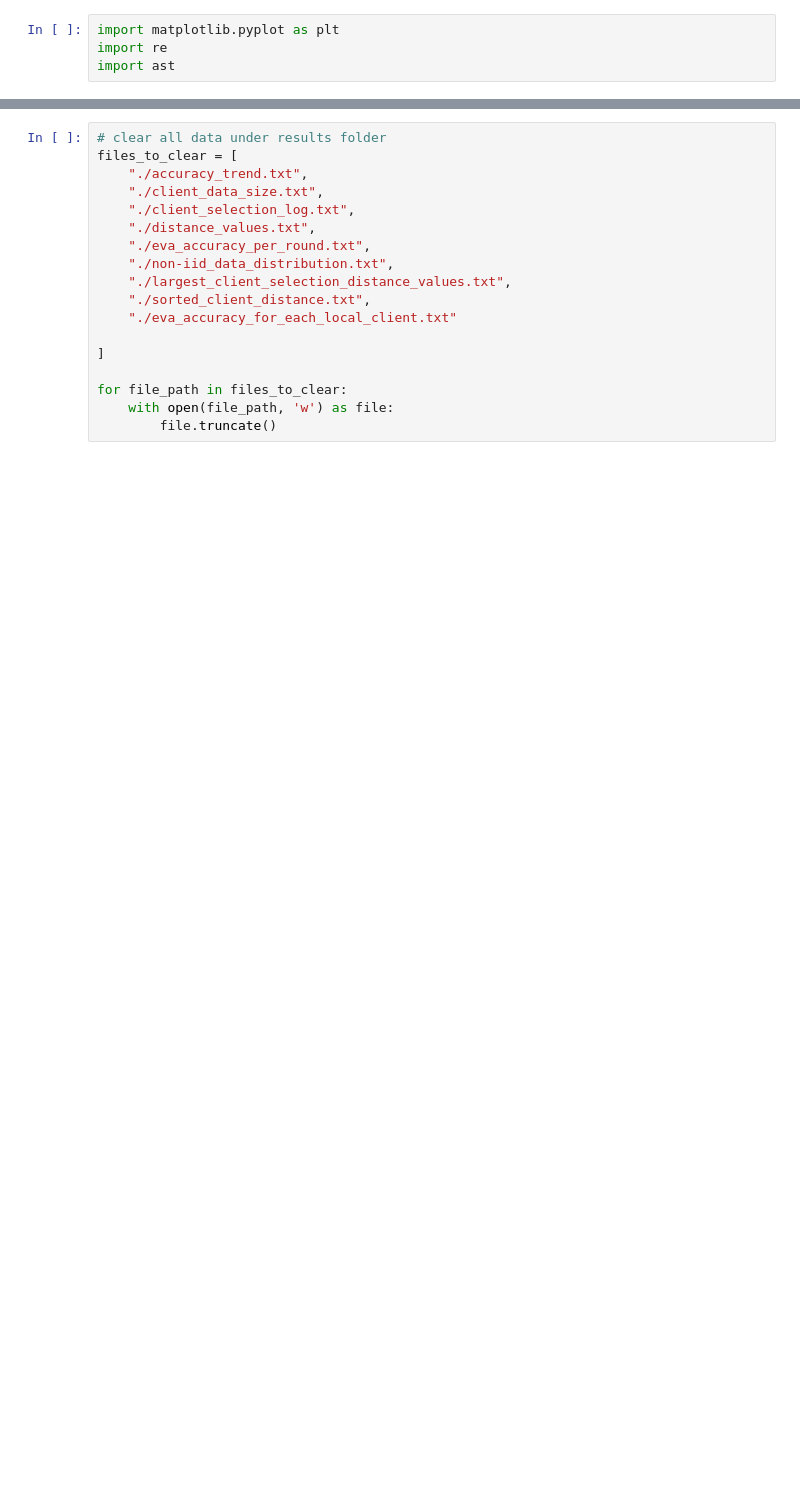
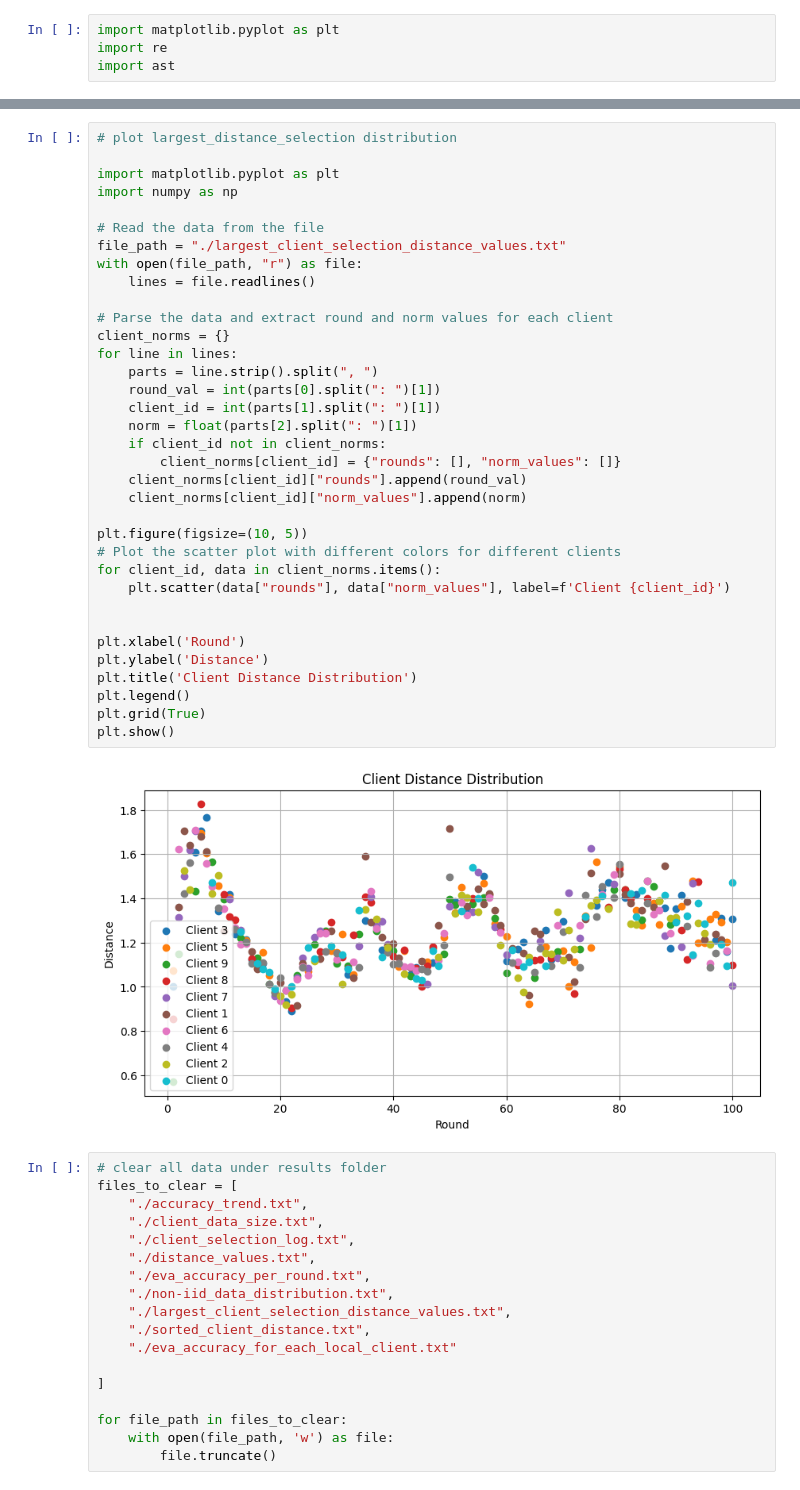
Before and after one commit to shou123/FLsim, a Jupyter notebook: results/plot.ipynb, the cells around one changed output, grey strips where cells are left out. Cells and saved outputs as stored; diff of their text form; blank space fills up the shorter version.

Commit message:
clean up code for largest distance selection

```diff
--- a/results/plot.ipynb
+++ b/results/plot.ipynb
@@ -237,3 +401,40 @@ plt.show()
+# %%
+# plot largest_distance_selection distribution
+
+import matplotlib.pyplot as plt
+import numpy as np
+
+# Read the data from the file
+file_path = "./largest_client_selection_distance_values.txt"
+with open(file_path, "r") as file:
+    lines = file.readlines()
+
+# Parse the data and extract round and norm values for each client
+client_norms = {}
+for line in lines:
+    parts = line.strip().split(", ")
+    round_val = int(parts[0].split(": ")[1])
+    client_id = int(parts[1].split(": ")[1])
+    norm = float(parts[2].split(": ")[1])
+    if client_id not in client_norms:
+        client_norms[client_id] = {"rounds": [], "norm_values": []}
+    client_norms[client_id]["rounds"].append(round_val)
+    client_norms[client_id]["norm_values"].append(norm)
+
+plt.figure(figsize=(10, 5))
+# Plot the scatter plot with different colors for different clients
+for client_id, data in client_norms.items():
+    plt.scatter(data["rounds"], data["norm_values"], label=f'Client {client_id}')
+
+
+plt.xlabel('Round')
+plt.ylabel('Distance')
+plt.title('Client Distance Distribution')
+plt.legend()
+plt.grid(True)
+plt.show()
+# %% [output]
+[figure, added]
 # %%
 # clear all data under results folder
 files_to_clear = [
```
Also changed, not shown: parts of 12 cells of this notebook.
